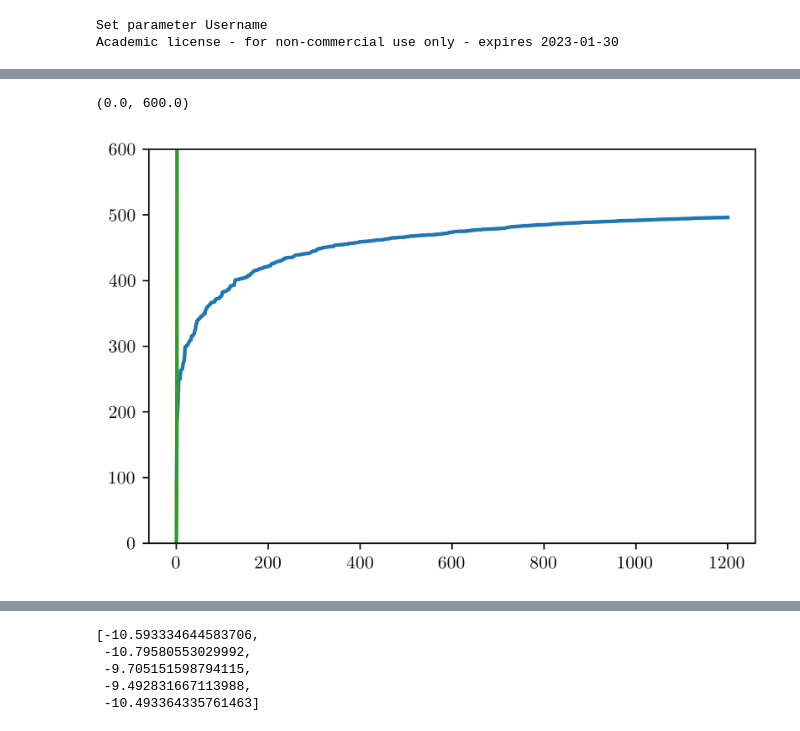
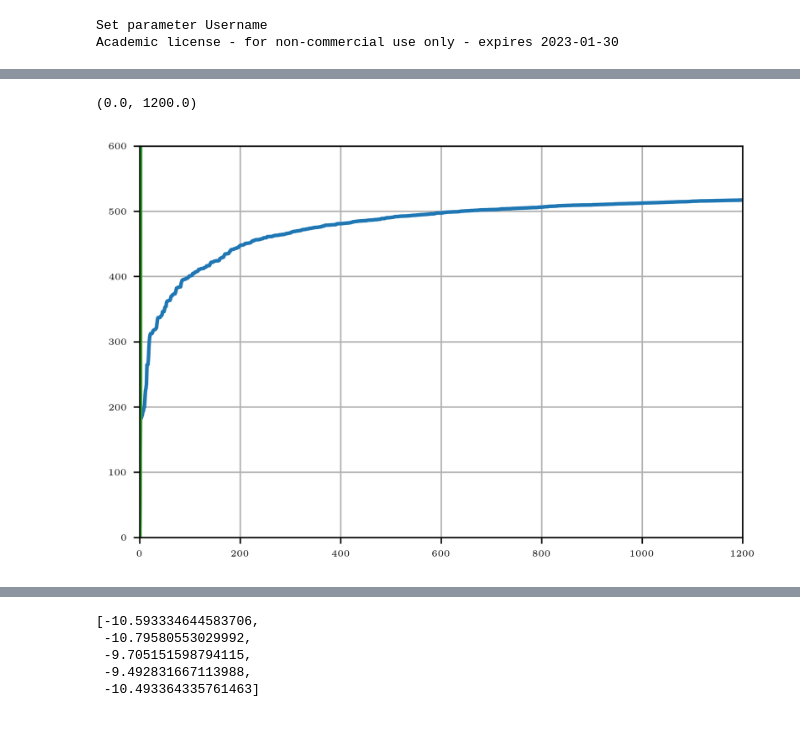
Before and after one commit to The-Wolf3/OnlineToolbox, a Jupyter notebook: textBox.ipynb, the cells around one changed output, grey strips where cells are left out. Saved outputs shown, nothing was run; the diff lists cells and outputs as text; code cells hidden in the pictures.

```diff
--- a/textBox.ipynb
+++ b/textBox.ipynb
@@ -140,11 +140,12 @@ bench.plotOptimal()
 # %%
 bench.plotRegret()
 
 plt.ylim(0, 600)
 import matplotlib
-matplotlib.rc('xtick', labelsize=20)
-matplotlib.rc('ytick', labelsize=20)
-#plt.xlim(0, 800)
+matplotlib.rc('xtick', labelsize=10)
+matplotlib.rc('ytick', labelsize=10)
+plt.grid()
+plt.xlim(0, 1200)
 # %% [output]
-(0.0, 600.0)
+(0.0, 1200.0)
-[figure, old version]
+[figure, new version]
```
Also changed, not shown: parts of 5 cells of this notebook.
